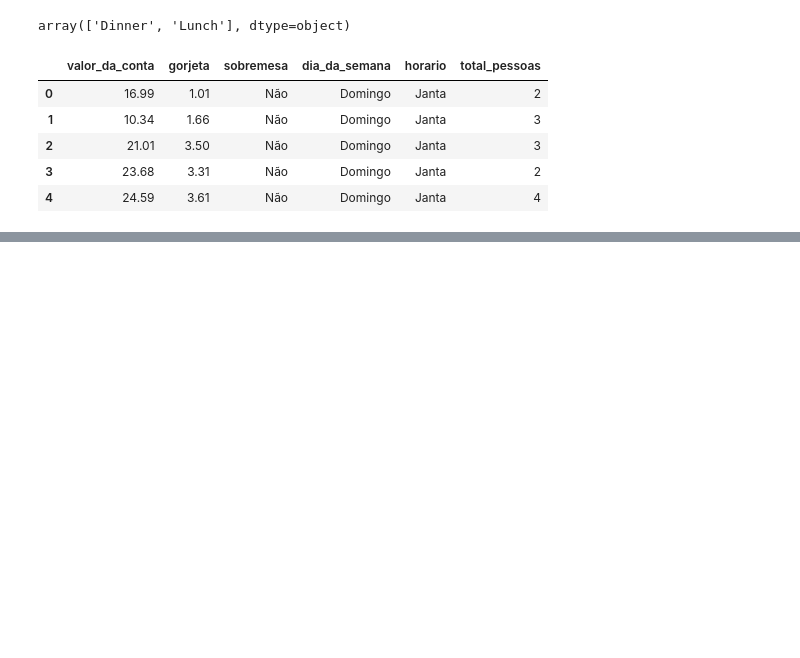
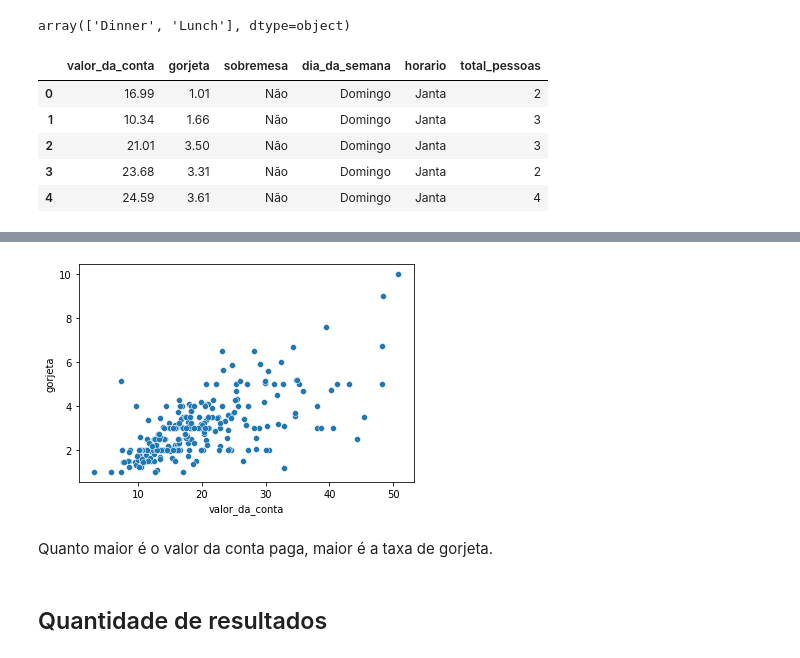
Before and after one commit to strawndri/data-visualization, a Jupyter notebook: Notebooks/Gorjetas.ipynb, the cells around one changed output, grey strips where cells are left out. Cells and saved outputs as stored; diff of their text form; code cells hidden in the pictures; blank space fills up the shorter version.

Commit message:
Comparando o valor pago (conta) com a quantia da gorjeta.

```diff
--- a/Notebooks/Gorjetas.ipynb
+++ b/Notebooks/Gorjetas.ipynb
@@ -98,0 +125,8 @@ gorjetas.head()
+# %%
+valor_gorjeta = sns.scatterplot(x='valor_da_conta', y='gorjeta', data=gorjetas)
+# %% [output]
+[figure, added]
+# %% [markdown]
+Quanto maior é o valor da conta paga, maior é a taxa de gorjeta.
+# %% [markdown]
+## Quantidade de resultados
```
Also changed, not shown: parts of 15 cells of this notebook.
